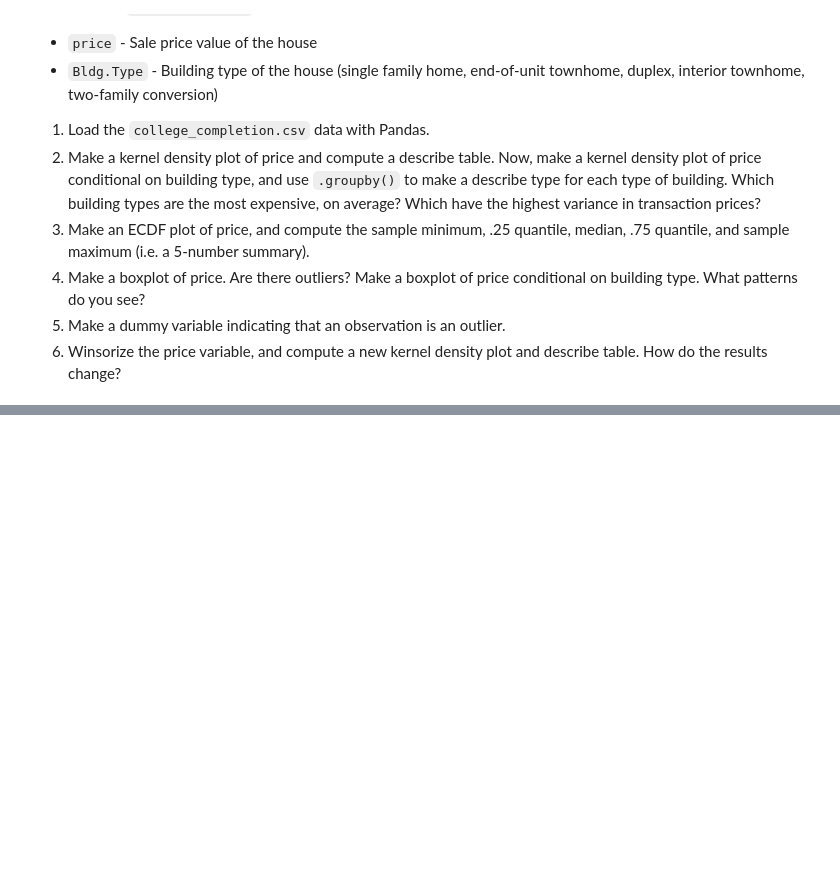
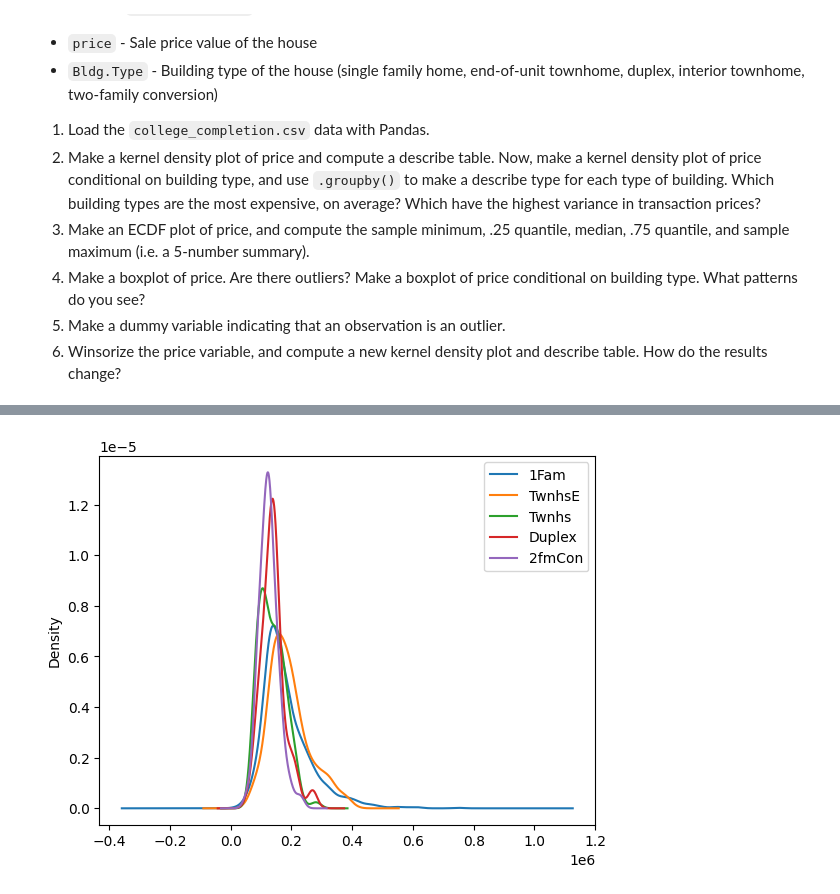
Before and after one commit to RexW999/undergrad_ml_assignments, a Jupyter notebook: 01_assignment_wrangling_and_eda.ipynb, the cells around one changed output, grey strips where cells are left out. Cells and saved outputs as stored; diff of their text form; code cells hidden in the pictures; blank space fills up the shorter version.

```diff
--- a/01_assignment_wrangling_and_eda.ipynb
+++ b/01_assignment_wrangling_and_eda.ipynb
@@ -521,0 +546,7 @@ We'll use the `ames_prices.csv` dataset. The "relevant" variables for this quest
+# %%
+for btype in df_ames['Bldg.Type'].unique():
+    df_ames.loc[df_ames['Bldg.Type'] == btype, 'price'].plot(kind='kde', label=btype)
+plt.legend()
+plt.show()
+# %% [output]
+[figure, added]
```
Also changed, not shown: parts of 10 cells of this notebook.
